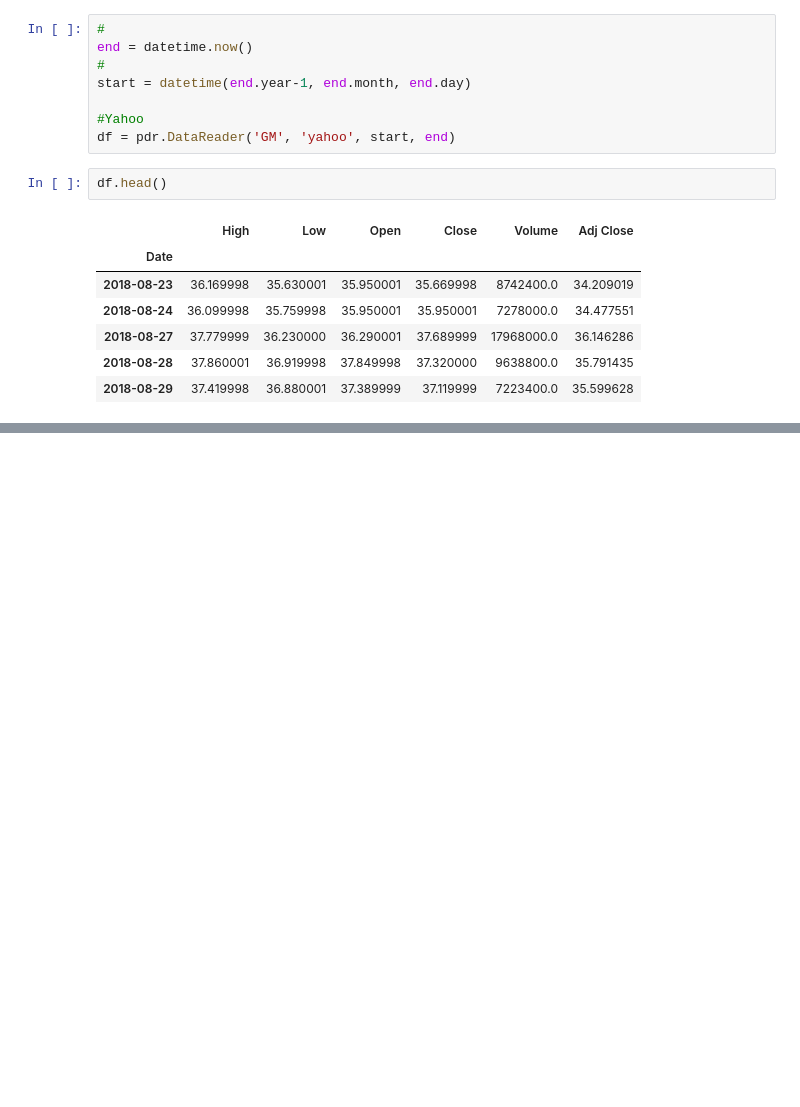
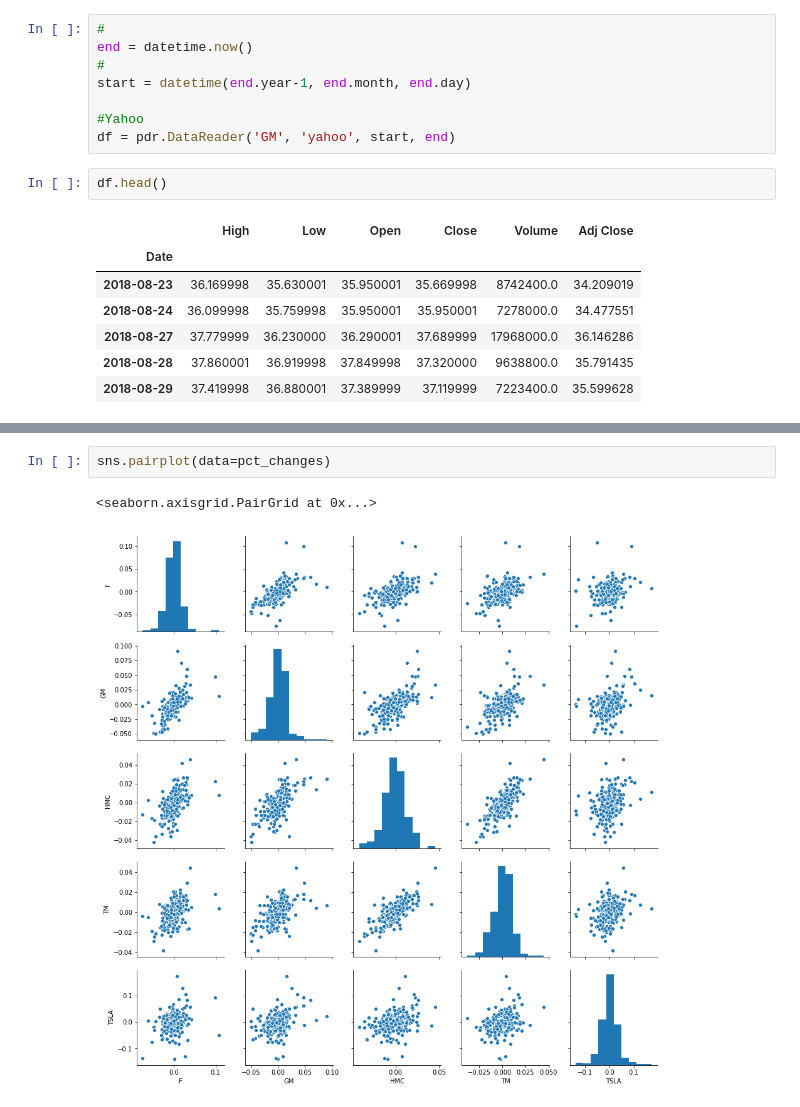
Before and after one commit to gauxu/PSB, a Jupyter notebook: ViewRsltMod/USA_CarStock_Analize.ipynb, the cells around one changed output, grey strips where cells are left out. Drawn from its saved outputs; the diff is of its cells as text; blank space fills up the shorter version.

```diff
--- a/ViewRsltMod/USA_CarStock_Analize.ipynb
+++ b/ViewRsltMod/USA_CarStock_Analize.ipynb
@@ -33,0 +94,5 @@ df.head()
+# %%
+sns.pairplot(data=pct_changes)
+# %% [output]
+<seaborn.axisgrid.PairGrid at 0x...>
+[figure, added]
```
Also changed, not shown: parts of 11 cells of this notebook, 1 other file.
